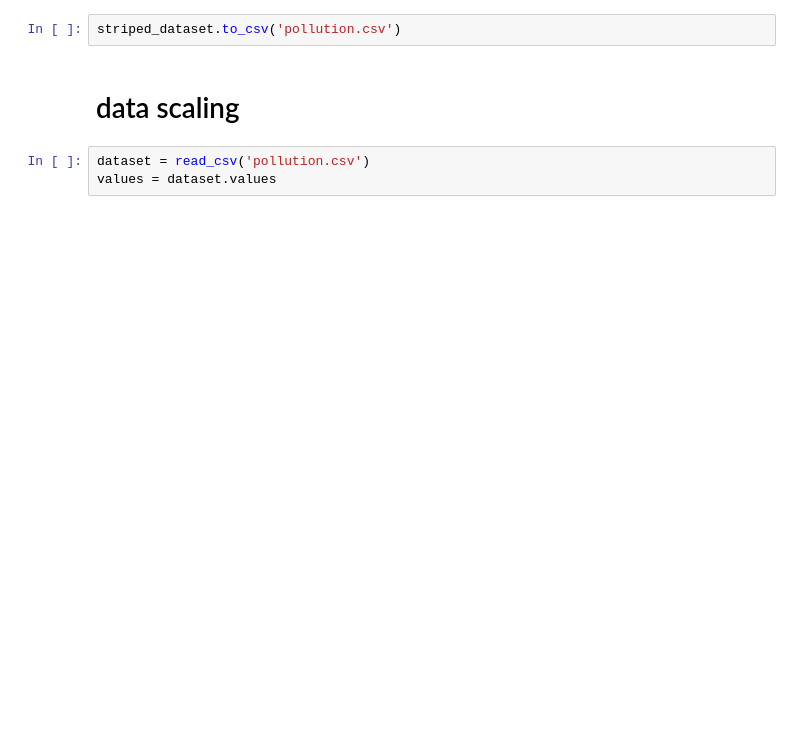
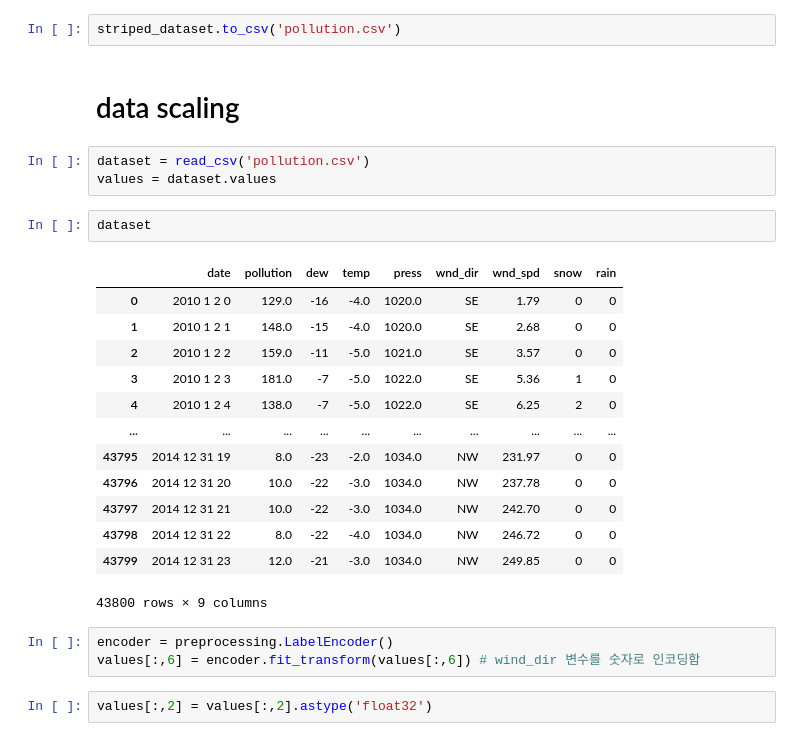
Before and after one commit to YMGYM/google_colab_files, a Jupyter notebook: multivariable_lstm_practice.ipynb, the cells around one changed output. Saved outputs shown, nothing was run; the diff lists cells and outputs as text; blank space fills up the shorter version.

```diff
--- a/multivariable_lstm_practice.ipynb
+++ b/multivariable_lstm_practice.ipynb
@@ -62,6 +97,27 @@ striped_dataset.to_csv('pollution.csv')
 # %%
 dataset = read_csv('pollution.csv')
 values = dataset.values
+# %%
+dataset
+# %% [output]
+|  | date | pollution | dew | temp | press | wnd_dir | wnd_spd | snow | rain |
+| 0 | 2010 1 2 0 | 129.0 | -16 | -4.0 | 1020.0 | SE | 1.79 | 0 | 0 |
+| 1 | 2010 1 2 1 | 148.0 | -15 | -4.0 | 1020.0 | SE | 2.68 | 0 | 0 |
+| 2 | 2010 1 2 2 | 159.0 | -11 | -5.0 | 1021.0 | SE | 3.57 | 0 | 0 |
+| 3 | 2010 1 2 3 | 181.0 | -7 | -5.0 | 1022.0 | SE | 5.36 | 1 | 0 |
+| 4 | 2010 1 2 4 | 138.0 | -7 | -5.0 | 1022.0 | SE | 6.25 | 2 | 0 |
+| ... | ... | ... | ... | ... | ... | ... | ... | ... | ... |
+| 43795 | 2014 12 31 19 | 8.0 | -23 | -2.0 | 1034.0 | NW | 231.97 | 0 | 0 |
+| 43796 | 2014 12 31 20 | 10.0 | -22 | -3.0 | 1034.0 | NW | 237.78 | 0 | 0 |
+| 43797 | 2014 12 31 21 | 10.0 | -22 | -3.0 | 1034.0 | NW | 242.70 | 0 | 0 |
+| 43798 | 2014 12 31 22 | 8.0 | -22 | -4.0 | 1034.0 | NW | 246.72 | 0 | 0 |
+| 43799 | 2014 12 31 23 | 12.0 | -21 | -3.0 | 1034.0 | NW | 249.85 | 0 | 0 |
+43800 rows × 9 columns
+# %%
+encoder = preprocessing.LabelEncoder()
+values[:,6] = encoder.fit_transform(values[:,6]) # wind_dir 변수를 숫자로 인코딩함
+# %%
+values[:,2] = values[:,2].astype('float32')
 # %%
 values
 # %% [output]
```
Also changed, not shown: parts of 12 cells of this notebook.
